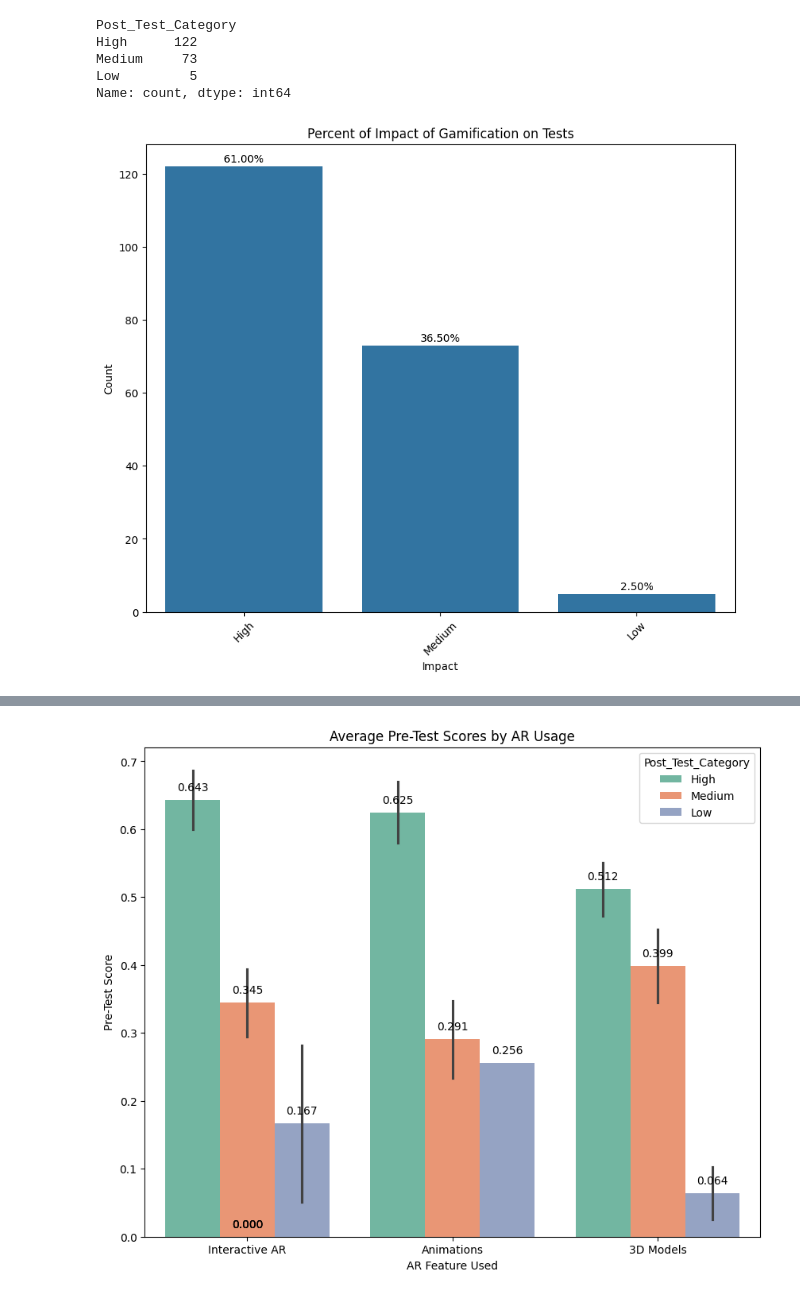
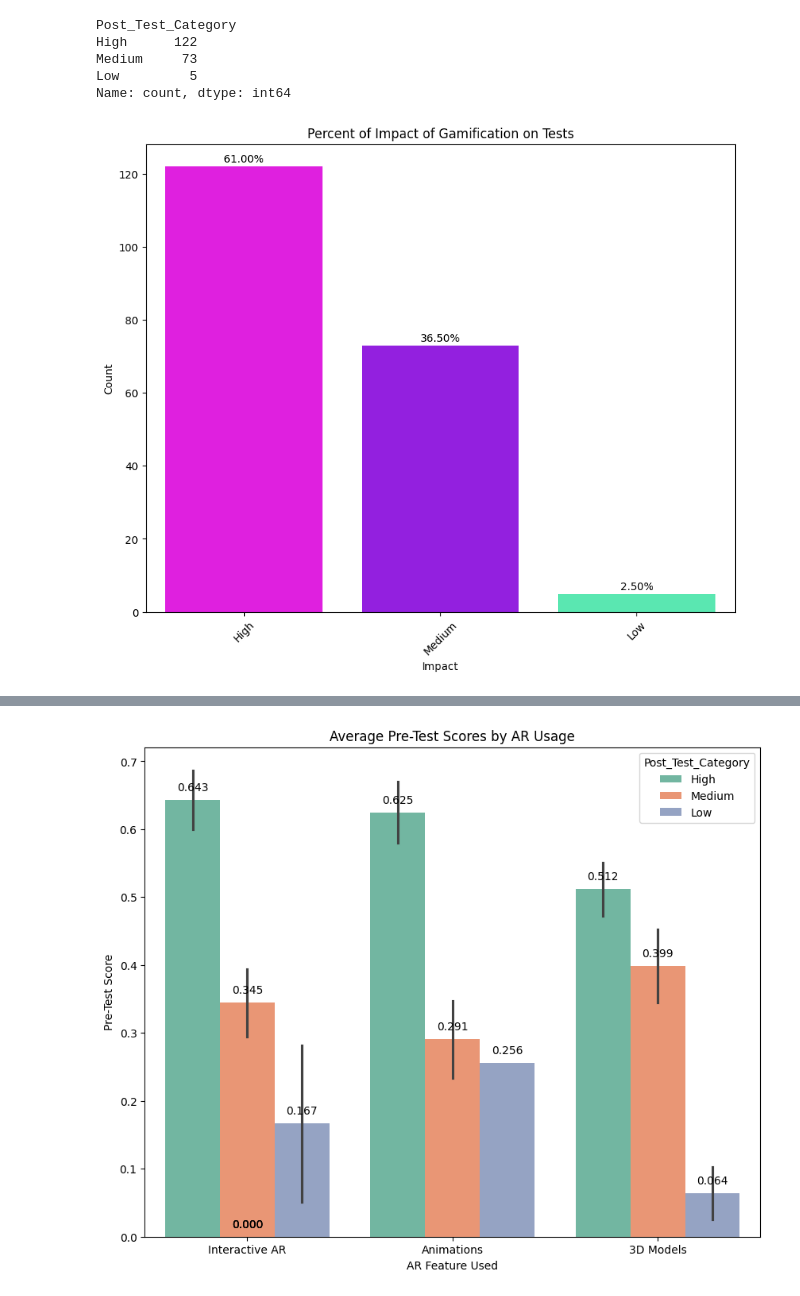
Before and after one commit to c2p-cmd/ResearchMethodologyDataAnalysis, a Jupyter notebook: exploration.ipynb, the cells around one changed output, grey strips where cells are left out. Saved outputs shown, nothing was run; the diff lists cells and outputs as text; code cells hidden in the pictures.

```diff
--- a/exploration.ipynb
+++ b/exploration.ipynb
@@ -25,15 +25,16 @@ df['Student_ID'].nunique() == df.shape[0]
 # %% [output]
 True
 # %%
+custom_colors = ['#ffffff', '#ff00ff', '#9900ff', '#42ffb7']
+
 gam_counts = df["Did Use Gamification"].value_counts()
 labels = ["Gamified Learning", "Traditional Learning"]
-colors = ["lightblue", "lightcoral"]
 
 plt.figure(figsize=(8, 8))
 plt.pie(
     gam_counts,
     labels=labels,
-    colors=colors,
+    colors=custom_colors[2:5],
     wedgeprops=dict(width=0.4),
     startangle=90,
     autopct="%1.1f%%",
@@ -139,15 +147,17 @@ plt.show()
 # %%
 # Accuracy (correctness)
 plt.figure(figsize=(10, 8))
-bars = sns.barplot(data=df2, x="Gamified", y="Cor", hue='Gamified', palette="Set2", ci=95)
+bars = sns.barplot(
+    data=df2, x="Gamified", y="Cor", hue="Gamified", palette=palette, errorbar=("ci", 95)
+)
 for bar in bars.patches:
     bars.annotate(
-        f'{bar.get_height():.4f}',
+        f"{bar.get_height():.4f}",
         (bar.get_x() + bar.get_width() / 2, bar.get_height() + 0.01),
-        ha='center',
-        va='bottom',
+        ha="center",
+        va="bottom",
         fontsize=10,
-        color='black'
+        color="black",
     )
 plt.title("Task Accuracy by Gamification")
 plt.xlabel("Learning Method")
@@ -156,15 +166,15 @@ plt.show()
 
 # Reaction Time
 plt.figure(figsize=(10, 8))
-bars = sns.barplot(data=df2, x="Gamified", y="Rt", hue='Gamified' ,palette="coolwarm")
+bars = sns.barplot(data=df2, x="Gamified", y="Rt", hue="Gamified", palette=palette)
 for bar in bars.patches:
     bars.annotate(
-        f'{bar.get_height():.2f} ms',
-        (bar.get_x() + bar.get_width() / 2, bar.get_height() + 0.01),
-        ha='center',
-        va='bottom',
+        f"{bar.get_height():.2f} ms",
+        (bar.get_x() + bar.get_width() / 2, bar.get_height() + 0.2),
+        ha="center",
+        va="bottom",
         fontsize=10,
-        color='black'
+        color="black",
     )
 plt.ylim(0, 3)
 plt.title("Reaction Time by Gamification")
@@ -212,7 +219,7 @@ Index(['Cor', 'Rt', 'condition', 'inprobe', 'block', 'game', 'gameIn',
       dtype='object')
 # %%
 plt.figure(figsize=(12, 8))
-bars = sns.barplot(data=df2, x="mode", y="Cor", hue='Gamified', palette="pastel")
+bars = sns.barplot(data=df2, x="mode", y="Cor", hue='Gamified', palette=palette)
 for bar in bars.patches:
     bars.annotate(
         f'{bar.get_height():.4f}',
@@ -285,23 +292,25 @@ Low         5
 Name: count, dtype: int64
 # %%
 plt.figure(figsize=(10, 8))
-bars = sns.countplot(data=ar_df, x='Post_Test_Category')
+bars = sns.countplot(
+    data=ar_df, x="Post_Test_Category", hue="Post_Test_Category", palette=custom_colors[1:]
+)
 for bar in bars.patches:
     bars.annotate(
-        f'{bar.get_height() / ar_df.shape[0] * 100:.2f}%',
+        f"{bar.get_height() / ar_df.shape[0] * 100:.2f}%",
         (bar.get_x() + bar.get_width() / 2, bar.get_height() + 0.5),
-        ha='center',
-        va='bottom',
+        ha="center",
+        va="bottom",
         fontsize=10,
-        color='black'
+        color="black",
     )
 plt.title("Percent of Impact of Gamification on Tests")
 plt.xlabel("Impact")
 plt.ylabel("Count")
 plt.xticks(rotation=45)
 plt.show()
 # %% [output]
-[figure, old version]
+[figure, new version]
 # %%
 # distribution of pre test score
 plt.figure(figsize=(10, 8))
```
Also changed, not shown: parts of 9 cells of this notebook, 10 other files.
